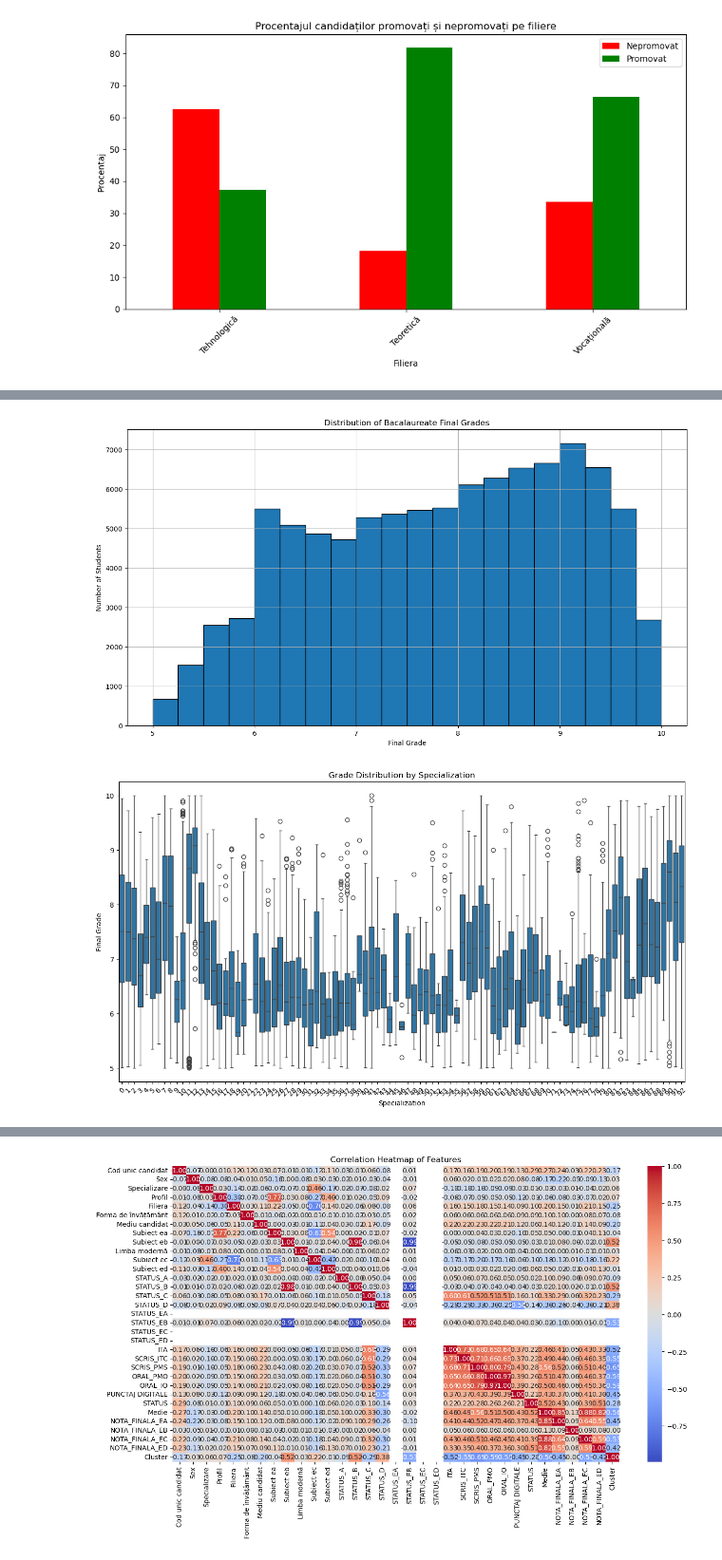
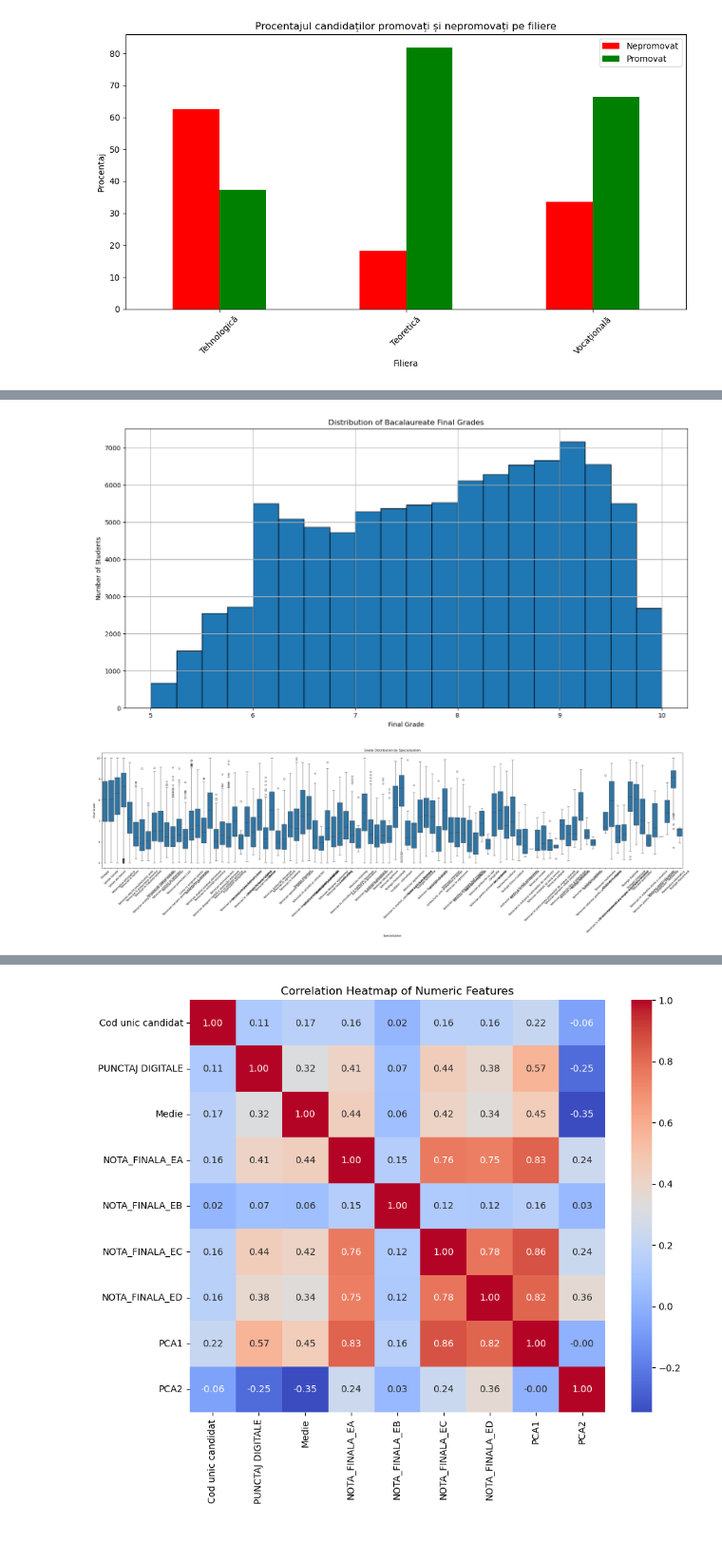
Before and after one commit to victor1606/University-Recommender-System, a Jupyter notebook: bac_dataset_visualization.ipynb, the cells around one changed output, grey strips where cells are left out. Shown at 95% size. Cells and saved outputs as stored; diff of their text form; code cells hidden in the pictures.

```diff
--- a/bac_dataset_visualization.ipynb
+++ b/bac_dataset_visualization.ipynb
@@ -23,6 +23,12 @@ from sklearn.metrics import classification_report, confusion_matrix, mean_square
 import requests
 from bs4 import BeautifulSoup
 
+import matplotlib
+matplotlib.rcParams['font.family'] = 'DejaVu Sans'
+
+import warnings
+warnings.filterwarnings("ignore")
+
 plt.rcParams['figure.figsize'] = (15, 8)  # Width=15, Height=8
 # %%
 print("Opening BAC2019 csv...")
@@ -206,42 +511,54 @@ plt.show()
 # %%
 # 1. Histogram of Bacalaureate Final Grades
+bac_results_clean = pd.read_csv("./BAC CSV/bac2019.csv")
+plt.rcParams['figure.figsize'] = (16, 8)
+
 plt.figure()
 bac_results_clean['Medie'].hist(bins=20, edgecolor='black')
 plt.xlabel('Final Grade')
 plt.ylabel('Number of Students')
 plt.title('Distribution of Bacalaureate Final Grades')
 plt.show()
 
+plt.rcParams['figure.figsize'] = (40, 8)
 # 2. Boxplot of Grades by Specialization
 plt.figure()
 sns.boxplot(x='Specializare', y='Medie', data=bac_results_clean)
 plt.xlabel('Specialization')
 plt.ylabel('Final Grade')
 plt.title('Grade Distribution by Specialization')
 plt.xticks(rotation=45)
 plt.show()
 
+plt.rcParams['figure.figsize'] = (16, 8)
 # 3. Pass/Fail Rate
 plt.figure()
 status_counts = bac_results_clean['STATUS'].value_counts()
-status_counts.plot(kind='pie', autopct='%1.1f%%', startangle=90, explode=(0.1, 0))
+
+# Dynamically set explode to match the number of categories
+explode = [0.1] + [0] * (len(status_counts) - 1)
+
+status_counts.plot(kind='pie', autopct='%1.1f%%', startangle=90, explode=explode)
 plt.ylabel('')
 plt.title('Pass/Fail Distribution')
 plt.show()
 
-# 4. Correlation Heatmap of Final Scores
-plt.figure()
-sns.heatmap(bac_results_clean.corr(), annot=True, cmap='coolwarm', fmt='.2f')
-plt.title('Correlation Heatmap of Features')
+# 4. Correlation Heatmap of Numeric Features Only
+# Principal Component Analysis (PCA) is a dimensionality reduction technique that transforms high-dimensional data into fewer dimensions while preserving as much variance (information) as possible.
+
+# PCA1 (Principal Component 1):
+#    Captures the maximum variance in the data.
+#    Represents the most significant feature combination in the dataset.
+#    Explains the most important differences between students in the dataset.
+
+# PCA2 (Principal Component 2):
+#    Captures the second-highest variance, orthogonal to PCA1.
+#    It explains additional variance that PCA1 doesn't capture.
+plt.figure(figsize=(10, 8))
+numeric_df = df.select_dtypes(include=['float64', 'int64'])  # Select only numeric columns
+sns.heatmap(numeric_df.corr(), annot=True, cmap='coolwarm', fmt='.2f')
+plt.title('Correlation Heatmap of Numeric Features')
 plt.show()
-
-# 5. Scatter Plot - Final Grade vs. Digital Score
-plt.figure()
-sns.scatterplot(x='PUNCTAJ DIGITALE', y='Medie', data=bac_results_clean)
-plt.xlabel('Digital Skills Score')
-plt.ylabel('Final Grade')
-plt.title('Final Grade vs. Digital Skills Score')
-plt.show()
 # %% [output]
-[figure, old version]
+[figure, new version]
-[figure, old version]
+[figure, new version]
@@ -249 +566 @@ plt.show()
-[figure, old version]
+[figure, new version]
```
Also changed, not shown: parts of 13 cells of this notebook.
